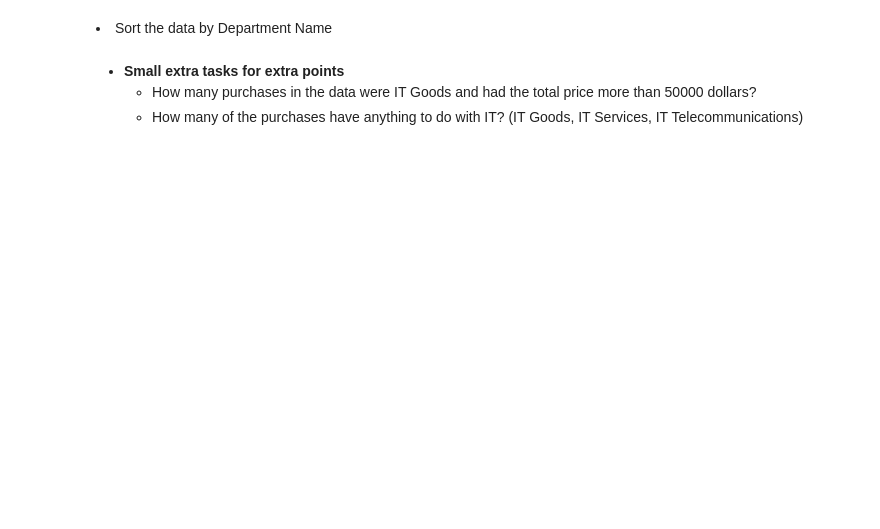
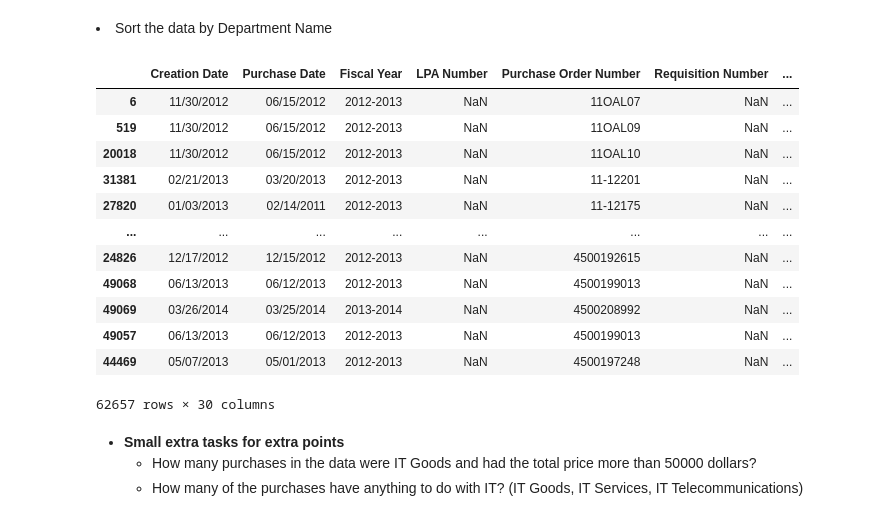
Before and after one commit to Zeek-eth/Data-Analytics-Basics, a Jupyter notebook: DataAnalyticsExerciseSet2.ipynb, the cells around one changed output. Saved outputs shown, nothing was run; the diff lists cells and outputs as text; code cells hidden in the pictures; blank space fills up the shorter version.

```diff
--- a/DataAnalyticsExerciseSet2.ipynb
+++ b/DataAnalyticsExerciseSet2.ipynb
@@ -219,6 +257,22 @@ df['Number of Credit Problems'].corr(df['Bankruptcies'])
 <li>Sort the data by Department Name</li>
 # %%
 # sort the data by department name
+df_sorted = df.sort_values(by=['Department Name'])
+df_sorted
+# %% [output]
+|  | Creation Date | Purchase Date | Fiscal Year | LPA Number | Purchase Order Number | Requisition Number | ... |
+| 6 | 11/30/2012 | 06/15/2012 | 2012-2013 | NaN | 11OAL07 | NaN | ... |
+| 519 | 11/30/2012 | 06/15/2012 | 2012-2013 | NaN | 11OAL09 | NaN | ... |
+| 20018 | 11/30/2012 | 06/15/2012 | 2012-2013 | NaN | 11OAL10 | NaN | ... |
+| 31381 | 02/21/2013 | 03/20/2013 | 2012-2013 | NaN | 11-12201 | NaN | ... |
+| 27820 | 01/03/2013 | 02/14/2011 | 2012-2013 | NaN | 11-12175 | NaN | ... |
+| ... | ... | ... | ... | ... | ... | ... | ... |
+| 24826 | 12/17/2012 | 12/15/2012 | 2012-2013 | NaN | 4500192615 | NaN | ... |
+| 49068 | 06/13/2013 | 06/12/2013 | 2012-2013 | NaN | 4500199013 | NaN | ... |
+| 49069 | 03/26/2014 | 03/25/2014 | 2013-2014 | NaN | 4500208992 | NaN | ... |
+| 49057 | 06/13/2013 | 06/12/2013 | 2012-2013 | NaN | 4500199013 | NaN | ... |
+| 44469 | 05/07/2013 | 05/01/2013 | 2012-2013 | NaN | 4500197248 | NaN | ... |
+62657 rows × 30 columns
 # %% [markdown]
 <ul>
 <li><b>Small extra tasks for extra points</b></li>
```
Also changed, not shown: parts of 7 cells of this notebook.
